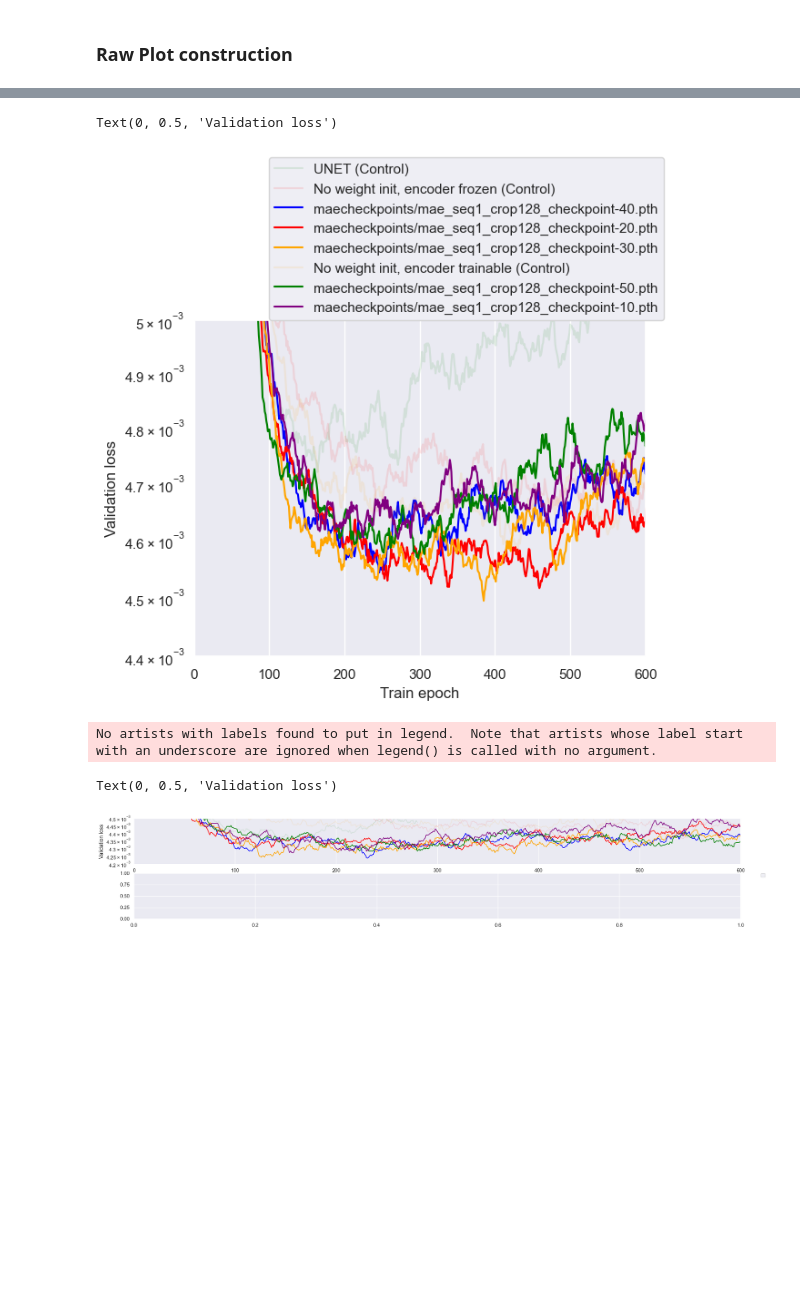
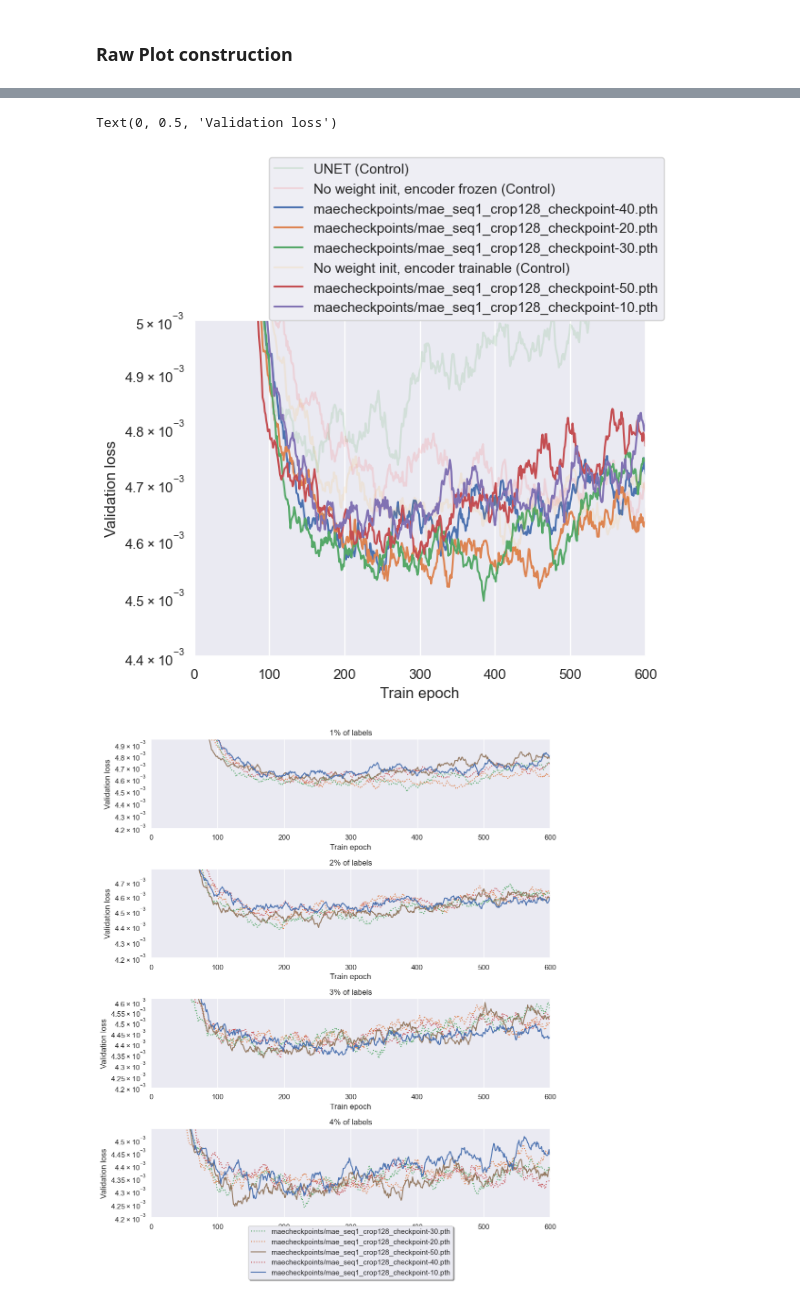
Before and after one commit to helalabcd/data_plots, a Jupyter notebook: nolink_tracker/Pretrain_compute_scale.ipynb, the cells around one changed output, grey strips where cells are left out. Cells and saved outputs as stored; diff of their text form; code cells hidden in the pictures; blank space fills up the shorter version.

Commit message:
Changes to downstream plots

```diff
--- a/nolink_tracker/Pretrain_compute_scale.ipynb
+++ b/nolink_tracker/Pretrain_compute_scale.ipynb
@@ -59,5 +68,14 @@ point5runs = [run for run in runs.keys() if runs_info[run]["simulate_smaller_dat
+# %%
+color_mapping = {
+    "maecheckpoints/mae_seq1_crop128_checkpoint-10.pth": "C0",
+    "maecheckpoints/mae_seq1_crop128_checkpoint-20.pth": "C1",
+    "maecheckpoints/mae_seq1_crop128_checkpoint-30.pth": "C2",
+    "maecheckpoints/mae_seq1_crop128_checkpoint-40.pth": "C3",
+    "maecheckpoints/mae_seq1_crop128_checkpoint-50.pth": "C5",
+    None: "C5"
+}
 # %%
-colors = iter(["blue", "red", "orange", "green", "purple"])
+colors = iter(["C0", "C1", "C2", "C3", "C4", "C5", "C6", "C7", "C8", "C9"])
 for run_hash in small_runs:
     subset = data[data["run.hash"] == run_hash]
 
@@ -100,52 +118,45 @@ plt.xlabel("Train epoch")
 plt.ylabel("Validation loss")
 # %% [output]
 Text(0, 0.5, 'Validation loss')
-[figure, old version]
+[figure, new version]
 # %%
-fig, ax = plt.subplots(2,1, figsize=(24,4))
+fig, ax = plt.subplots(4,1, figsize=(10,12))
 
-colors = iter(["blue", "red", "orange", "green", "purple"])
-for run_hash in big_runs:
-    subset = data[data["run.hash"] == run_hash]
+titles = ["1% of labels", "2% of labels", "3% of labels", "4% of labels"]
+for idx, runz in enumerate((small_runs, point2runs, point5runs, big_runs)):
 
-    sorted_val_loss = subset[subset["metric.name"] == "val_loss"].sort_values("step")["value"]
+    for run_hash in runz:
+        subset = data[data["run.hash"] == run_hash]
 
-    if "UNETR" == runs_info[run_hash]["model_type"]:
+        sorted_val_loss = subset[subset["metric.name"] == "val_loss"].sort_values("step")["value"]
 
-        if runs_info[run_hash]["load_checkpoint"] is None:
+        if "UNETR" == runs_info[run_hash]["model_type"]:
 
-            if runs_info[run_hash]["freeze_encoder"]:
-                label = "No weight init, encoder frozen (Control)"
-                alpha = 0.1
-                col = "red"
-                linestyle = "solid"
-            else:
-                label = "No weight init, encoder trainable (Control)"
-                alpha = 0.1
-                col = "orange"
-                linestyle = "solid"
+            if runs_info[run_hash]["load_checkpoint"] is not None:
 
-        else:
-            label = runs_info[run_hash]["load_checkpoint"]
-            alpha = 1
-            col = next(colors)
-            linestyle = "solid"
-    else:
-        label = "UNET (Control)"
-        alpha = 0.1
-        col = "green"
-        linestyle = "solid"
+                label = runs_info[run_hash]["load_checkpoint"]
+                alpha = 1
+                linestyle = "solid" if (
+                    (runs_info[run_hash]["load_checkpoint"] == "maecheckpoints/mae_seq1_crop128_checkpoint-50.pth")
+                    or
+                    (runs_info[run_hash]["load_checkpoint"] == "maecheckpoints/mae_seq1_crop128_checkpoint-10.pth")
+                ) else "dotted"
 
-    ax.flat[0].plot(smooth(sorted_val_loss, 0.95), label=label, c=col, alpha=alpha, linestyle=linestyle)
+                col = color_mapping[runs_info[run_hash]["load_checkpoint"]]
 
-ax.flat[0].set_yscale("log")
-ax.flat[0].set_ylim(4.2e-3, 4.5e-3)
-ax.flat[0].set_xlim(0, 600)
-plt.legend(bbox_to_anchor=(1.04, 1), borderaxespad=0)
+                ax.flat[idx].plot(smooth(sorted_val_loss, 0.95), label=label, c=col, alpha=alpha, linestyle=linestyle)
 
-ax.flat[0].set_xlabel("Train epoch")
-ax.flat[0].set_ylabel("Validation loss")
+    ax.flat[idx].set_title(titles[idx])
+    ax.flat[idx].set_yscale("log")
+    ax.flat[idx].set_ylim(4.2e-3, max(smooth(sorted_val_loss, 0.95)[100:]))
+    ax.flat[idx].set_xlim(0, 600)
+
+    ax.flat[idx].set_xlabel("Train epoch")
+    ax.flat[idx].set_ylabel("Validation loss")
+plt.legend(loc='upper center', bbox_to_anchor=(0.5, -0.05),
+          fancybox=True, shadow=True, ncol=1)
+plt.tight_layout()
+
+plt.savefig("pretrain_scale_vs_centroid_loss.pdf")
 # %% [output]
-No artists with labels found to put in legend.  Note that artists whose label start with an underscore are ignored when legend() is called with no argument.
-Text(0, 0.5, 'Validation loss')
-[figure, old version]
+[figure, new version]
```
Also changed, not shown: parts of 5 cells of this notebook, 4 other files.
